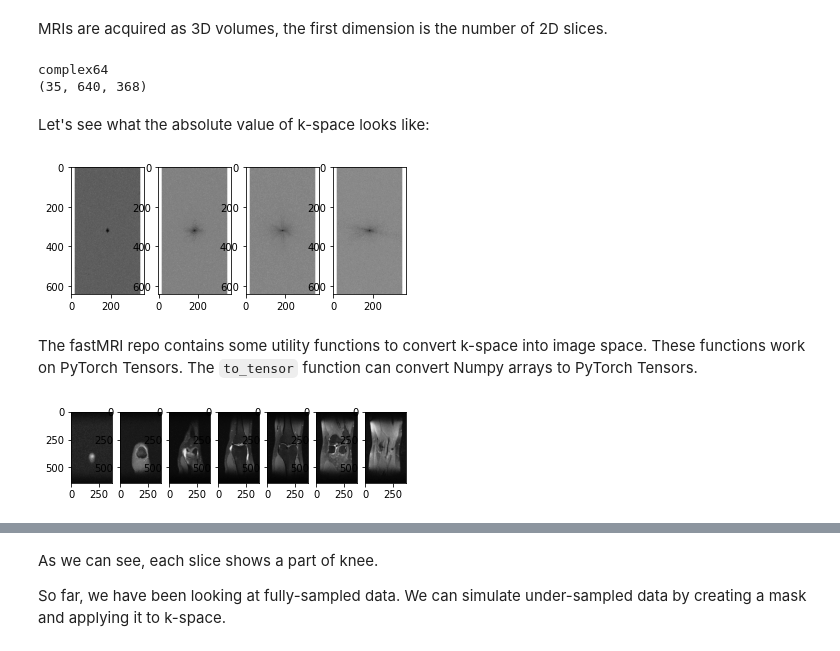
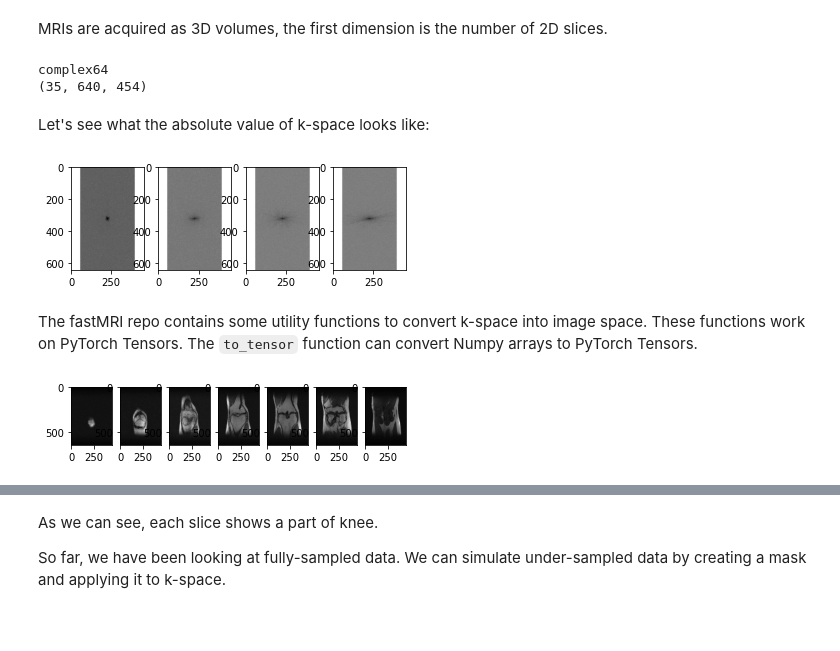
Before and after one commit to YuyangXueEd/MRI_Recon_Tutorial, a Jupyter notebook: Datasets/FastMRI/dataset_preview.ipynb, the cells around one changed output, grey strips where cells are left out. Cells and saved outputs as stored; diff of their text form; code cells hidden in the pictures; blank space fills up the shorter version.

```diff
--- a/Datasets/FastMRI/dataset_preview.ipynb
+++ b/Datasets/FastMRI/dataset_preview.ipynb
@@ -37,10 +37,10 @@ Since we have not download the multi-coil dataset, here we show how to open a fi
 # %%
 # Storage Location
 DATA = 'Dataset'
-PARTITION = 'Val'
+PARTITION = 'singlecoil_val'
 # Partition = 'Train'
-file_name = 'file1000000.h5'
-hf = h5py.File(os.path.join(Dataset, PARTITION, file_name))
+file_name = 'file1000263.h5'
+hf = h5py.File(os.path.join(DATA, PARTITION, file_name))
 print('Keys: ', list(hf.keys()))
 print('Attributes: ', list(hf.attrs))
 # %% [output]
@@ -54,21 +54,21 @@ print(volume_kspace.dtype)
 print(volume_kspace.shape)
 # %% [output]
 complex64
-(35, 640, 368)
+(35, 640, 454)
 # %% [markdown]
 Let's see what the absolute value of k-space looks like:
 # %%
 # Choosing the 20-th slice of this volume
 slice_kspace = volume_kspace
 
 def show_coils(data, slice_nums, cmap=None):
     for i, num in enumerate(slice_nums):
         plt.subplot(1, len(slice_nums), i+1)
         plt.imshow(data[num], cmap=cmap)
 
-show_coils(np.log(np.abs(slice_kspace) +1e-9), [0, 10, 20, 30], cmap='Greys')
+show_coils(np.log(np.abs(slice_kspace) +1e-9), [0, 10, 20, 31], cmap='Greys')
 # %% [output]
-[figure, old version]
+[figure, new version]
 # %% [markdown]
 The fastMRI repo contains some utility functions to convert k-space into image space. These functions work on PyTorch Tensors. The `to_tensor` function can convert Numpy arrays to PyTorch Tensors.
 # %%
@@ -80,6 +80,8 @@ slice_kspace2 = T.to_tensor(slice_kspace)
 # Apply Inverse Fourier Transform to get the complex image
 slice_image = fastmri.ifft2c(slice_kspace2)
 slice_image_abs = fastmri.complex_abs(slice_image)
-show_coils(slice_image_abs, [0, 5, 10, 15, 20, 25, 30], cmap='Greys_r')
+
+
+show_coils(slice_image_abs, [0, 5, 10, 15, 20, 25, 31], cmap='Greys_r')
 # %% [output]
-[figure, old version]
+[figure, new version]
```
Also changed, not shown: parts of 3 cells of this notebook, 5 other files.
